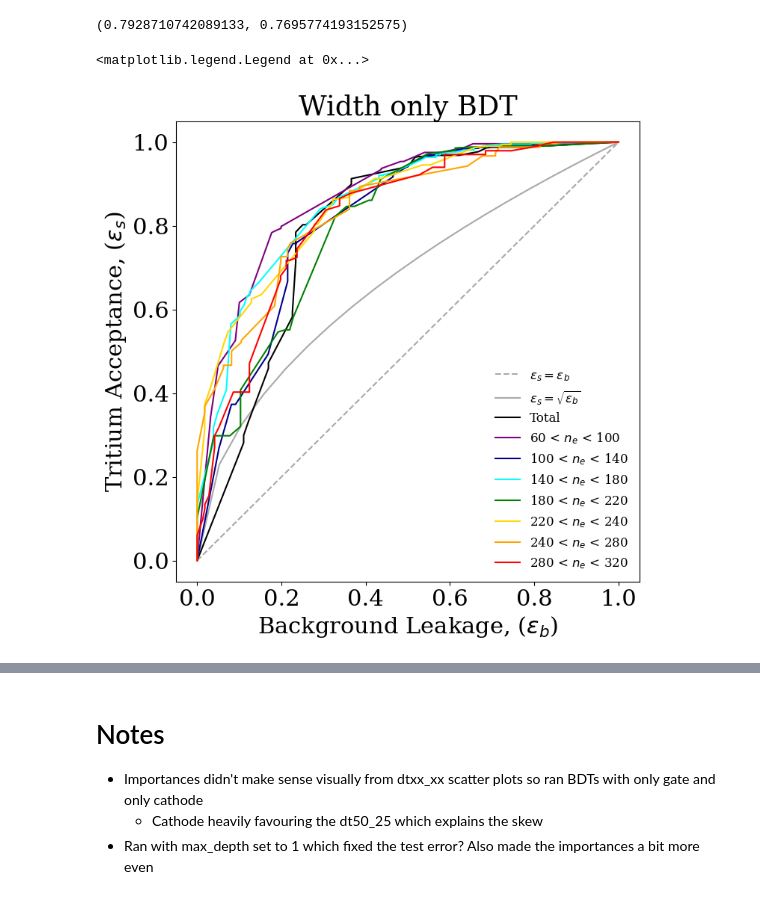
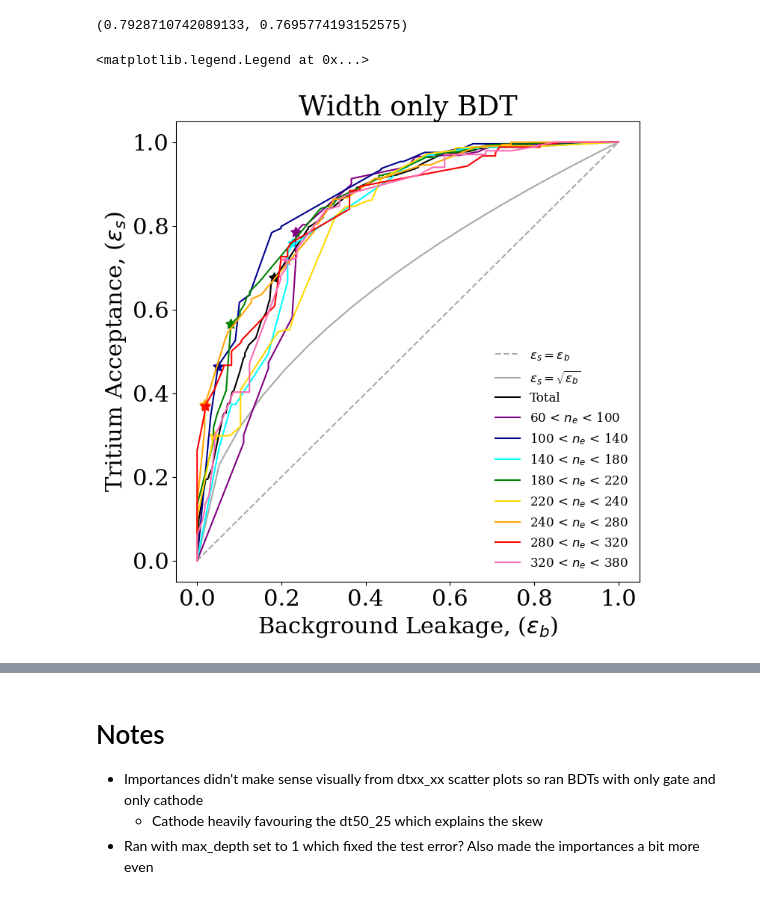
Before and after one commit to lizziewitt/MSci_Project, a Jupyter notebook: 02_machine_learning_testing.ipynb, the cells around one changed output, grey strips where cells are left out. Drawn from its saved outputs; the diff is of its cells as text; code cells hidden in the pictures.

```diff
--- a/02_machine_learning_testing.ipynb
+++ b/02_machine_learning_testing.ipynb
@@ -356,8 +372,8 @@ fig, ax = plt.subplots(figsize=(8,8))
 ax.plot(e_s,e_b, color = 'darkgray', linestyle = '--', label = r'$\epsilon_s = \epsilon_b$')
 ax.plot(e_s, eff_calc(e_s,e_b), color = 'darkgray', label = r'$\epsilon_s = \sqrt{\epsilon_b}$')
 for i in range(8):
-    ax.plot(ROC_params_gate[i][0], ROC_params_gate[i][1], label = bin_labels[i+1], color = bin_colors[i+1])
-    #ax.scatter(maxes[i][1], maxes[i][0], color = bin_colors[i], s = 100, marker = (5,1))
+    ax.plot(ROC_params_gate[i][0], ROC_params_gate[i][1], label = '%s (%i, %i)'%(bin_labels[i+1],bin_counts[i][0], bin_counts[i][2]), color = bin_colors[i+1])
+    ax.scatter(maxes_gate[i][1], maxes_gate[i][0], color = bin_colors[i+1], s = 100, marker = (5,1))
 ax.set_xlabel(r'Gate Leakage, ($\epsilon_b$)')
 ax.set_ylabel(r'Tritium Acceptance, ($\epsilon_s$)')
 #ax.plot(FPR_T, TPR_T, color = 'black', label = 'Total')
@@ -372,8 +388,8 @@ fig, ax = plt.subplots(figsize=(8,8))
 ax.plot(e_s,e_b, color = 'darkgray', linestyle = '--', label = r'$\epsilon_s = \epsilon_b$')
 ax.plot(e_s, eff_calc(e_s,e_b), color = 'darkgray', label = r'$\epsilon_s = \sqrt{\epsilon_b}$')
 for i in range(8):
-    ax.plot(ROC_params_cath[i][0], ROC_params_cath[i][1], label = bin_labels[i+1], color = bin_colors[i+1])
-    #ax.scatter(maxes[i][1], maxes[i][0], color = bin_colors[i], s = 100, marker = (5,1))
+    ax.plot(ROC_params_cath[i][0], ROC_params_cath[i][1], label = '%s (%i, %i)'%(bin_labels[i+1],bin_counts[i][0], bin_counts[i][3]), color = bin_colors[i+1])
+    ax.scatter(maxes_cath[i][1], maxes_cath[i][0], color = bin_colors[i+1], s = 100, marker = (5,1))
 ax.set_xlabel(r'Cathode Leakage, ($\epsilon_b$)')
 ax.set_ylabel(r'Tritium Acceptance, ($\epsilon_s$)')
 #ax.plot(FPR_T, TPR_T, color = 'black', label = 'Total')
@@ -415,5 +415,0 @@ See: https://matplotlib.org/stable/tutorials/intermediate/legend_guide.html#impl
-# %%
-disc_score_cut = (-0.05 < Y_score) & (Y_score < 0.05)
-gate_cut2 = T_test == 'gate'
-for ii in range(1,11):
-    print('%s\t%s'%(runID_test[disc_score_cut&gate_cut2].to_numpy()[ii], eventID_test[disc_score_cut&gate_cut2].to_numpy()[ii]))
@@ -525,32 +487,40 @@ model2.score(X2_test, Y2_test, sample_weight=W2_test.astype('float64'))
 # %% [output]
 (0.7928710742089133, 0.7695774193152575)
 # %%
-ROC_params_list2 = []
+FPR2, TPR2, TH2 = roc_curve(Y2_test, Y2_score, sample_weight = W2_test, pos_label = 1)
+ROC_params_list2 = [[FPR2, TPR2, TH2]]
 start = 60
 Y2_score = model2.decision_function(X2_test)
+ratio2 = eff_calc(TPR2, FPR2)
+ind = np.where(ratio2 == np.max(ratio2))
+maxes2 = [[TPR2[ind], FPR2[ind]]]
+ratios_list2 = []
 
 for i in range(8):
     bin_cut = (start < E2_test) & (E2_test < start + 40)
     start += 40
     FPR, TPR, TH = roc_curve(Y2_test[bin_cut],Y2_score[bin_cut],sample_weight = W2_test[bin_cut], pos_label = 1)
     ROC_params_list2.append([FPR, TPR, TH])
+    ratios = eff_calc(TPR, FPR)
+    ratios_list2.append(ratios)
+    ind = np.where(ratios == np.max(ratios))
+    maxes2.append([TPR[ind], FPR[ind]])
 # %%
 e_s = np.linspace(0, 1, 20)
 e_b = np.linspace(0, 1, 20)
 fig, ax = plt.subplots(figsize=(8,8))
 ax.plot(e_s,e_b, color = 'darkgray', linestyle = '--', label = r'$\epsilon_s = \epsilon_b$')
 ax.plot(e_s, eff_calc(e_s,e_b), color = 'darkgray', label = r'$\epsilon_s = \sqrt{\epsilon_b}$')
-for i in range(8):
+for i in range(9):
     ax.plot(ROC_params_list2[i][0], ROC_params_list2[i][1], label = bin_labels[i], color = bin_colors[i])
-    #ax.scatter(maxes[i][1], maxes[i][0], color = bin_colors[i], s = 100, marker = (5,1))
+    ax.scatter(maxes2[i][1], maxes2[i][0], color = bin_colors[i], s = 100, marker = (5,1))
 ax.set_xlabel(r'Background Leakage, ($\epsilon_b$)')
 ax.set_ylabel(r'Tritium Acceptance, ($\epsilon_s$)')
 ax.set_title('Width only BDT')
-#ax.plot(FPR_T, TPR_T, color = 'black', label = 'Total')
 ax.legend(bbox_to_anchor=(1,0),loc='lower right',frameon=False, fontsize = 12)
 # %% [output]
 <matplotlib.legend.Legend at 0x...>
-[figure, old version]
+[figure, new version]
 # %%
 # splitting into gate and cathode
 ROC_params_gate2 = []
```
Also changed, not shown: parts of 36 cells of this notebook.
